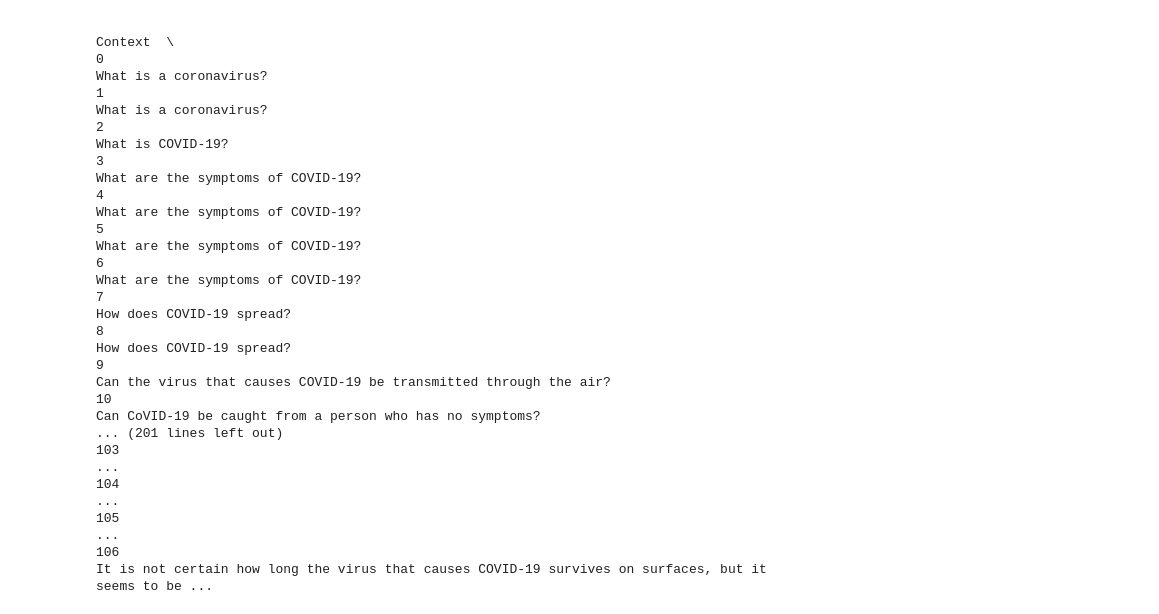
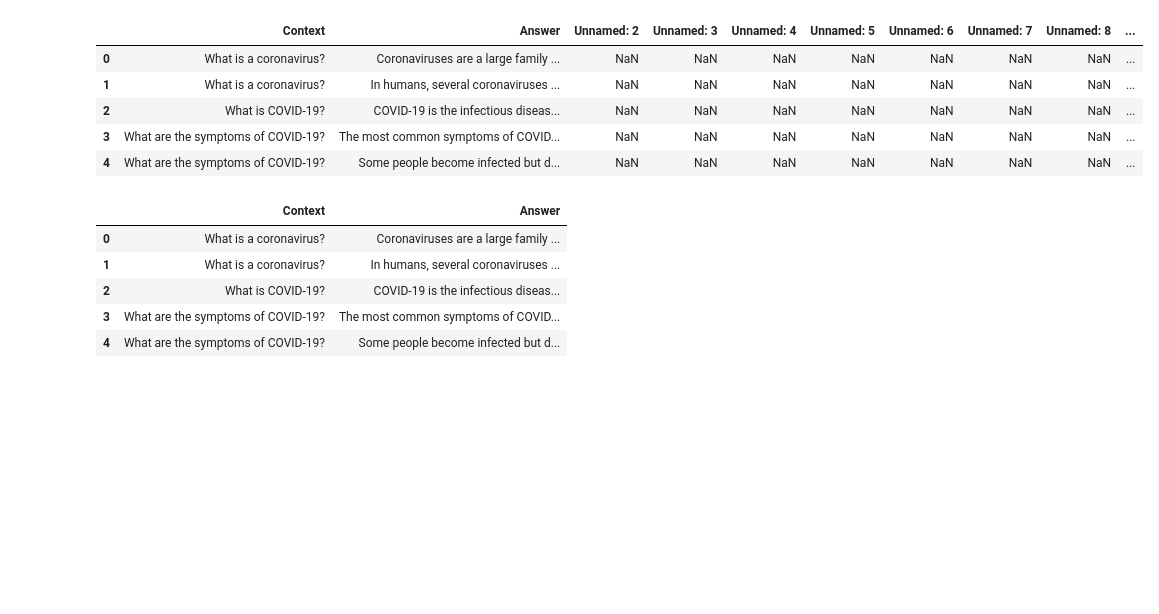
Before and after one commit to CoderAnubhav/Gideon-AI-Chatbot, a Jupyter notebook: Gideon(QA)_testing.ipynb, the cells around one changed output. Saved outputs shown, nothing was run; the diff lists cells and outputs as text; code cells hidden in the pictures; blank space fills up the shorter version.

```diff
--- a/Gideon(QA)_testing.ipynb
+++ b/Gideon(QA)_testing.ipynb
@@ -7,54 +43,35 @@ pip install wikipedia
 # %%
 from bs4 import BeautifulSoup
 from googlesearch import search
 import joblib
 from urllib.request import urlopen
 from lxml import  html
 import pandas as pd
 import tensorflow as tf
 import tensorflow_hub as hub
 import numpy as np
 import tensorflow_text
 import random
 import string
 import requests
 import wikipedia as wk
 import re
 
 pd.set_option('display.max_rows', None)
 pd.set_option('display.max_columns', None)      # for  removing all form of output truncations
 pd.set_option('display.width', None)
 pd.set_option('display.max_colwidth',None)
 
 # dataset coronavirus WHO
 url='https://raw.githubusercontent.com/CoderAnubhav/Gideon-AI-Chatbot/master/WHO_FAQ1.xlsx'      #link for the dataset
 response_encodings_url='https://raw.githubusercontent.com/CoderAnubhav/Gideon-AI-Chatbot/master/enc_data.pkl'  #link for the response encodings on the dataset given by the above url using Universal Sentence Encoder multilingual Qa
 data=pd.read_excel(url,index_col=False)
-data.drop(['Unnamed: 2', 'Unnamed: 3', 'Unnamed: 4',
-       'Unnamed: 5', 'Unnamed: 6','Unnamed: 7', 'Unnamed: 8', 'Unnamed: 9',
-       'Unnamed: 10', 'Unnamed: 11', 'Unnamed: 12', 'Unnamed: 13',
-       'Unnamed: 14', 'Unnamed: 15', 'Unnamed: 16', 'Unnamed: 17',
-       'Unnamed: 18', 'Unnamed: 19', 'Unnamed: 20', 'Unnamed: 21',
-       'Unnamed: 22', 'Unnamed: 23'],axis=1,inplace=True)
-print(data)
 
-# Load module containing USE
-module = hub.load('https://tfhub.dev/google/universal-sentence-encoder-multilingual-qa/3')
+data.head()
 # %% [output]
-                                                                                                                                                                                    Context  \
-0                                                                                                                                                                    What is a coronavirus?
-1                                                                                                                                                                    What is a coronavirus?
-2                                                                                                                                                                         What is COVID-19?
-3                                                                                                                                                        What are the symptoms of COVID-19?
-4                                                                                                                                                        What are the symptoms of COVID-19?
-5                                                                                                                                                        What are the symptoms of COVID-19?
-6                                                                                                                                                        What are the symptoms of COVID-19?
-7                                                                                                                                                                 How does COVID-19 spread?
-8                                                                                                                                                                 How does COVID-19 spread?
-9                                                                                                                        Can the virus that causes COVID-19 be transmitted through the air?
-10                                                                                                                                Can CoVID-19 be caught from a person who has no symptoms?
-... (201 lines left out)
-103                                                                                                                                                                                                      ...
-104                                                                                                                                                                                                      ...
-105                                                                                                                                                                                                      ...
-106                                                                                                   It is not certain how long the virus that causes COVID-19 survives on surfaces, but it seems to be ...
+|  | Context | Answer | Unnamed: 2 | Unnamed: 3 | Unnamed: 4 | Unnamed: 5 | Unnamed: 6 | Unnamed: 7 | Unnamed: 8 | ... |
+| 0 | What is a coronavirus? | Coronaviruses are a large family ... | NaN | NaN | NaN | NaN | NaN | NaN | NaN | ... |
+| 1 | What is a coronavirus? | In humans, several coronaviruses ... | NaN | NaN | NaN | NaN | NaN | NaN | NaN | ... |
+| 2 | What is COVID-19? | COVID-19 is the infectious diseas... | NaN | NaN | NaN | NaN | NaN | NaN | NaN | ... |
+| 3 | What are the symptoms of COVID-19? | The most common symptoms of COVID... | NaN | NaN | NaN | NaN | NaN | NaN | NaN | ... |
+| 4 | What are the symptoms of COVID-19? | Some people become infected but d... | NaN | NaN | NaN | NaN | NaN | NaN | NaN | ... |
@@ -60,0 +85,9 @@ module = hub.load('https://tfhub.dev/google/universal-sentence-encoder-multiling
+# %%
+data.head()
+# %% [output]
+|  | Context | Answer |
+| 0 | What is a coronavirus? | Coronaviruses are a large family ... |
+| 1 | What is a coronavirus? | In humans, several coronaviruses ... |
+| 2 | What is COVID-19? | COVID-19 is the infectious diseas... |
+| 3 | What are the symptoms of COVID-19? | The most common symptoms of COVID... |
+| 4 | What are the symptoms of COVID-19? | Some people become infected but d... |
```
Also changed, not shown: parts of 5 cells of this notebook.
